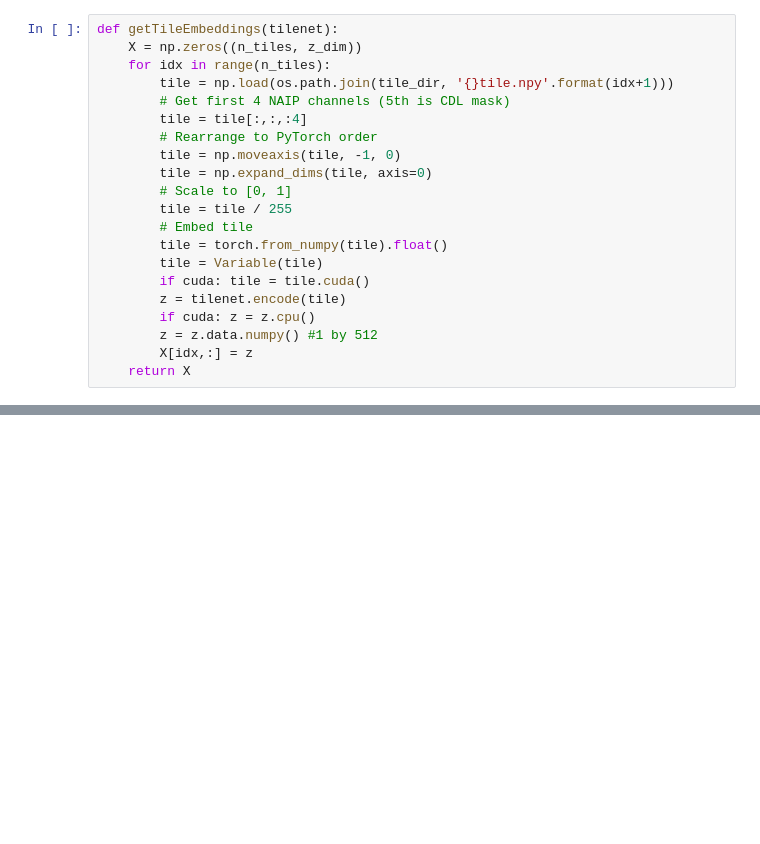
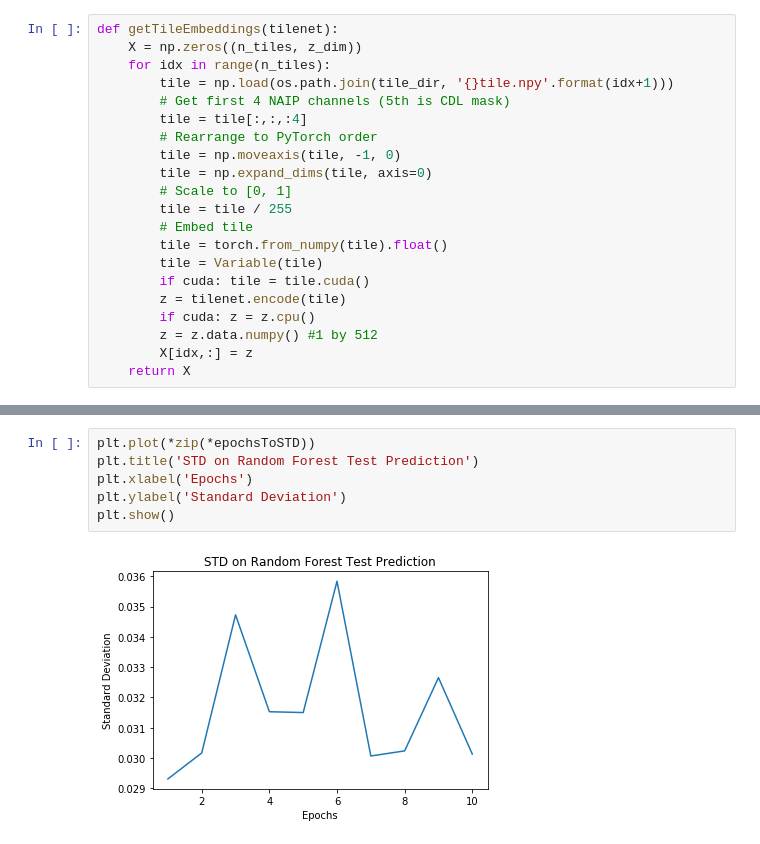
Before and after one commit to agupta24/tile2vec231n, a Jupyter notebook: examples/Semi-supervised Training + Classification Pipeline.ipynb, the cells around one changed output, grey strips where cells are left out. Cells and saved outputs as stored; diff of their text form; blank space fills up the shorter version.

```diff
--- a/examples/Semi-supervised Training + Classification Pipeline.ipynb
+++ b/examples/Semi-supervised Training + Classification Pipeline.ipynb
@@ -176,0 +257,8 @@ print(epochsToSTD)
+# %%
+plt.plot(*zip(*epochsToSTD))
+plt.title('STD on Random Forest Test Prediction')
+plt.xlabel('Epochs')
+plt.ylabel('Standard Deviation')
+plt.show()
+# %% [output]
+[figure, added]
```
Also changed, not shown: parts of 10 cells of this notebook.
